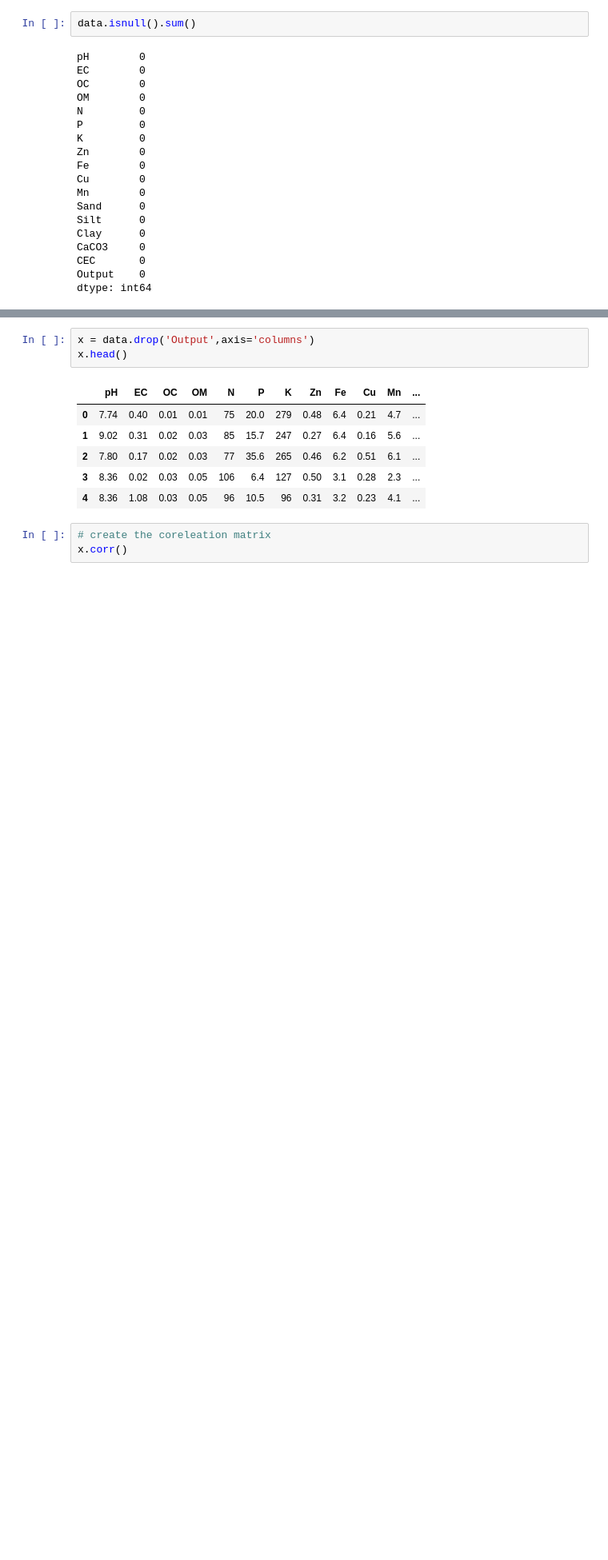
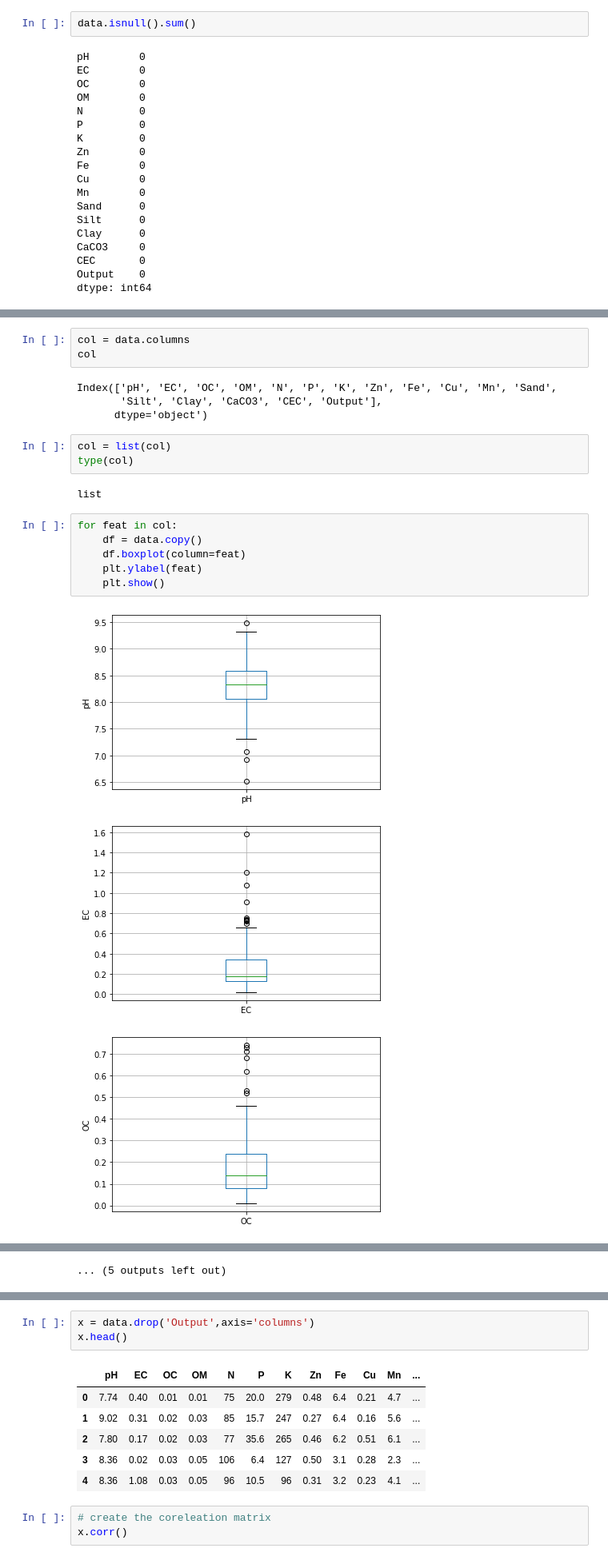
Before and after one commit to dushyantver/Project-Soil_fertility, a Jupyter notebook: soil_fertility.ipynb, the cells around one changed output, grey strips where cells are left out. Shown at 80% size. Saved outputs shown, nothing was run; the diff lists cells and outputs as text; blank space fills up the shorter version.

```diff
--- a/soil_fertility.ipynb
+++ b/soil_fertility.ipynb
@@ -105,0 +126,22 @@ dtype: int64
+# %%
+col = data.columns
+col
+# %% [output]
+Index(['pH', 'EC', 'OC', 'OM', 'N', 'P', 'K', 'Zn', 'Fe', 'Cu', 'Mn', 'Sand',
+       'Silt', 'Clay', 'CaCO3', 'CEC', 'Output'],
+      dtype='object')
+# %%
+col = list(col)
+type(col)
+# %% [output]
+list
+# %%
+for feat in col:
+    df = data.copy()
+    df.boxplot(column=feat)
+    plt.ylabel(feat)
+    plt.show()
+# %% [output]
+[figure, added]
+[figure, added]
+[figure, added]
@@ -105,0 +157 @@ dtype: int64
+... (5 outputs left out)
```
Also changed, not shown: parts of 72 cells of this notebook.
